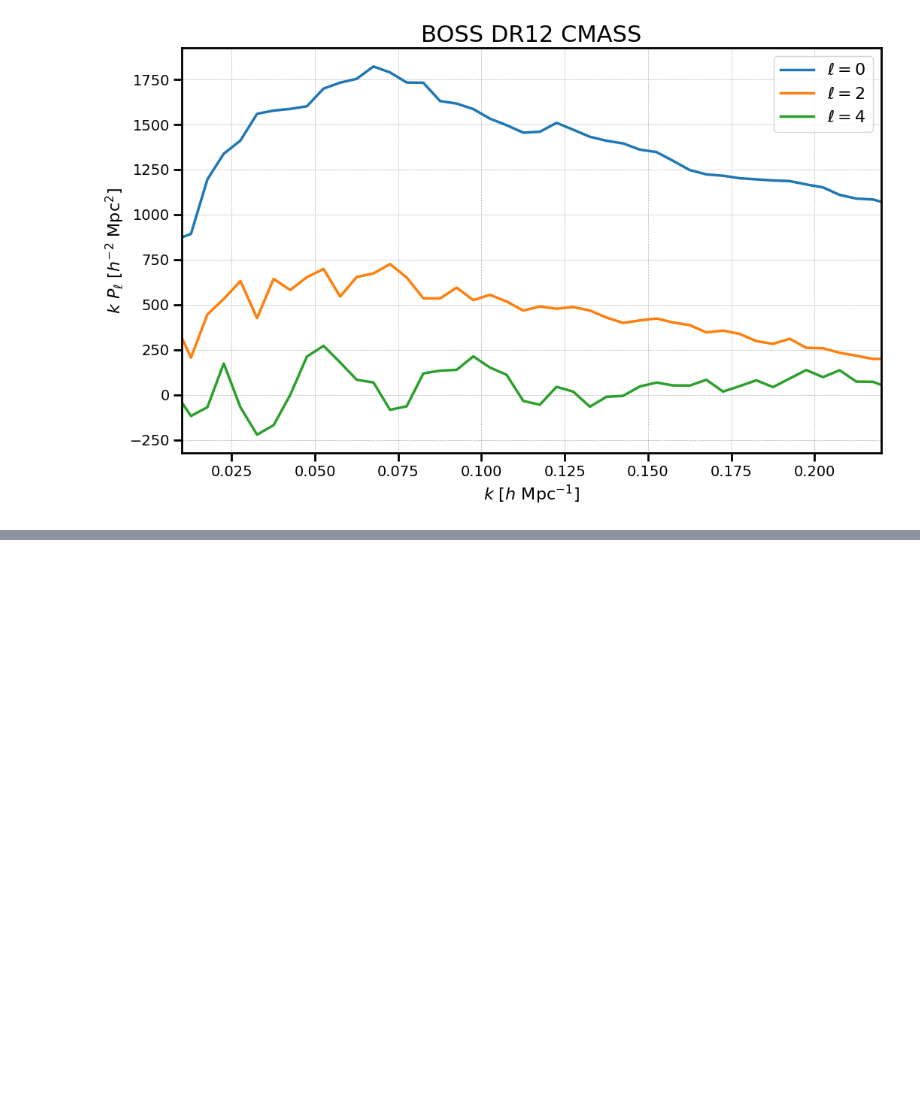
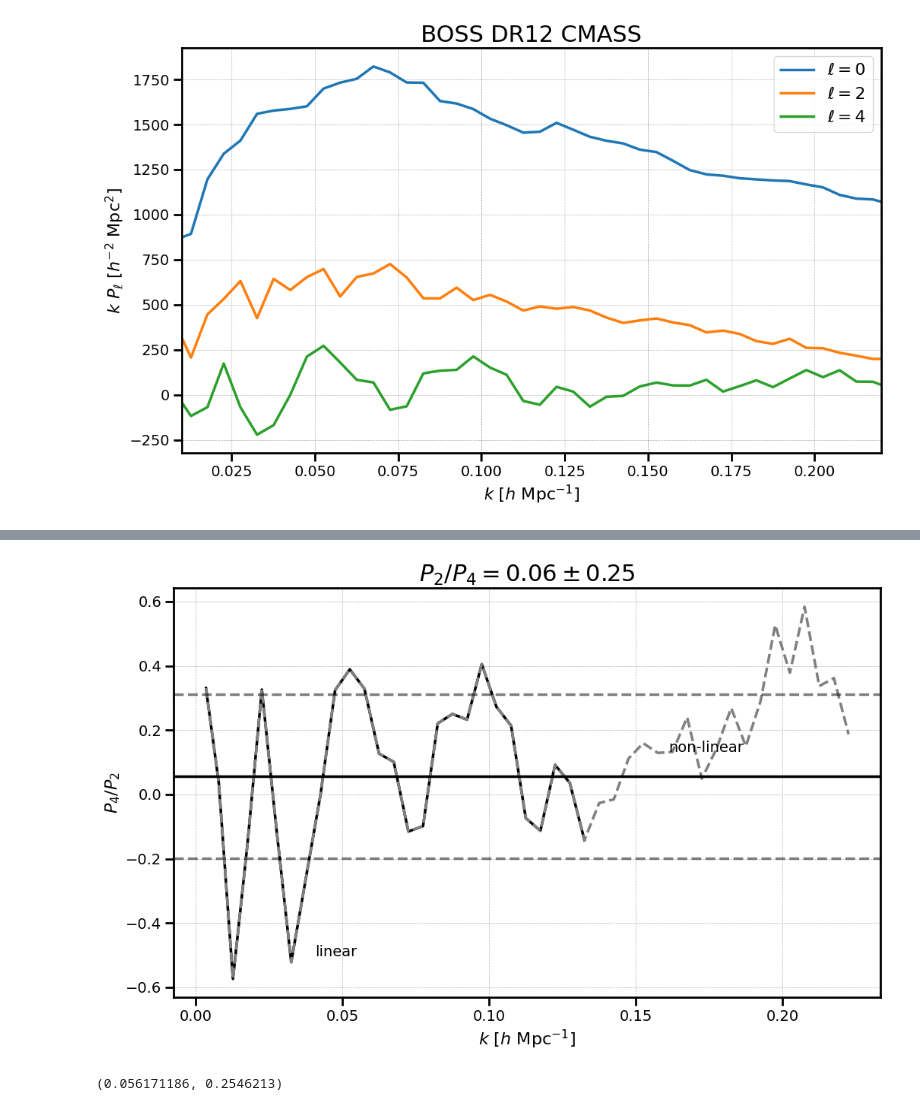
Before and after one commit to shubhagrawal30/RSD_SDSS_DR12, a Jupyter notebook: notebooks/nbodykit.ipynb, the cells around one changed output, grey strips where cells are left out. Saved outputs shown, nothing was run; the diff lists cells and outputs as text; code cells hidden in the pictures; blank space fills up the shorter version.

```diff
--- a/notebooks/nbodykit.ipynb
+++ b/notebooks/nbodykit.ipynb
@@ -154,0 +158,25 @@ b, sb
+# %%
+ell1, ell2 = 2, 4
+margin = 18
+
+ratio = (psmodes[ell2] / psmodes[ell1])[:-margin]
+b, sb = np.mean(ratio), np.std(ratio)
+
+plt.plot(poles['k'][:-margin], ratio, ls='-', color='k')
+plt.plot(poles['k'], psmodes[ell2] / psmodes[ell1], ls='--', color='grey')
+plt.xlabel(r"$k$ [$h \ \mathrm{Mpc}^{-1}$]")
+plt.ylabel(r"$P_%s/P_%s$" % (ell2, ell1))
+plt.axhline(b, color='k', ls='-')
+plt.axhline(b + sb, color='k', ls='--', alpha=0.5)
+plt.axhline(b - sb, color='k', ls='--', alpha=0.5)
+plt.title(r"$P_%s/P_%s = %.2f \pm %.2f$" % (ell1, ell2, b, sb))
+plt.text(0.2, 0.1, r"linear", transform=plt.gca().transAxes)
+plt.text(0.7, 0.6, r"non-linear", transform=plt.gca().transAxes)
+plt.grid(True)
+plt.show()
+plt.close()
+
+b, sb
+# %% [output]
+[figure, added]
+(0.056171186, 0.2546213)
```
Also changed, not shown: parts of 1 cell of this notebook, 1 other file.
